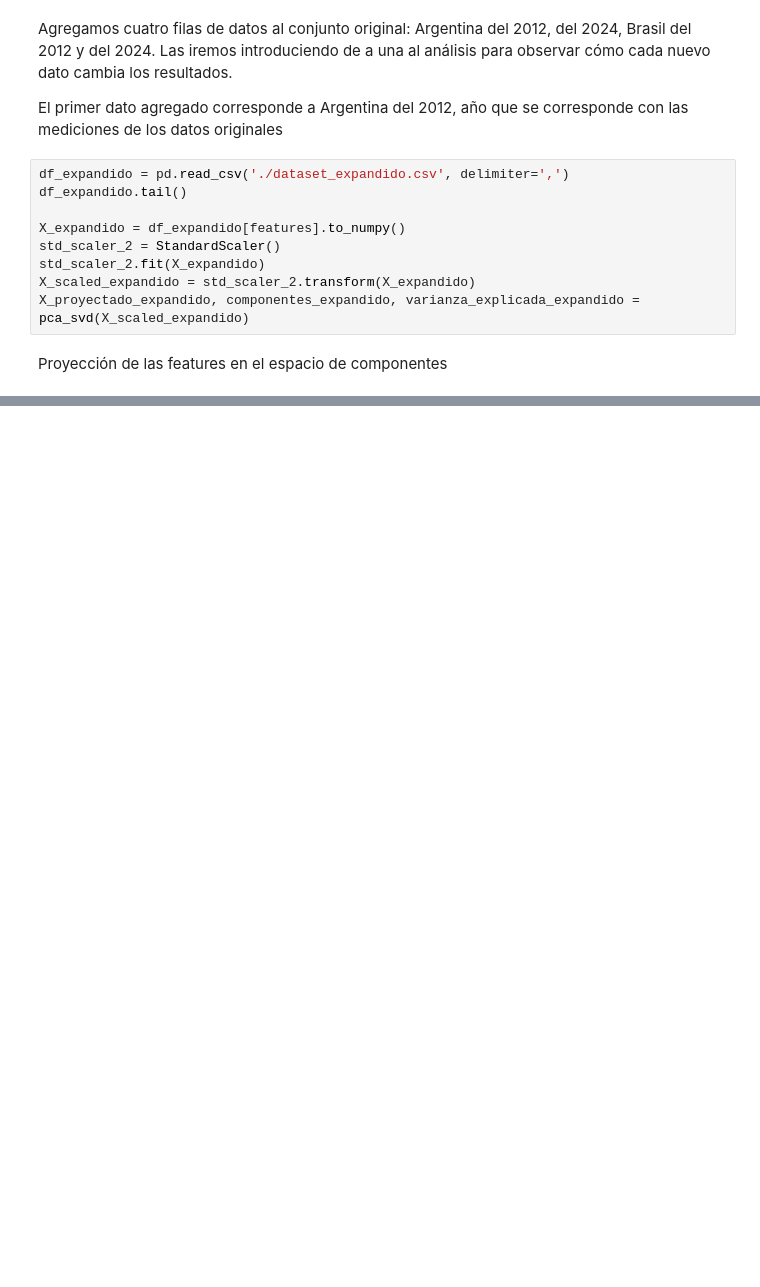
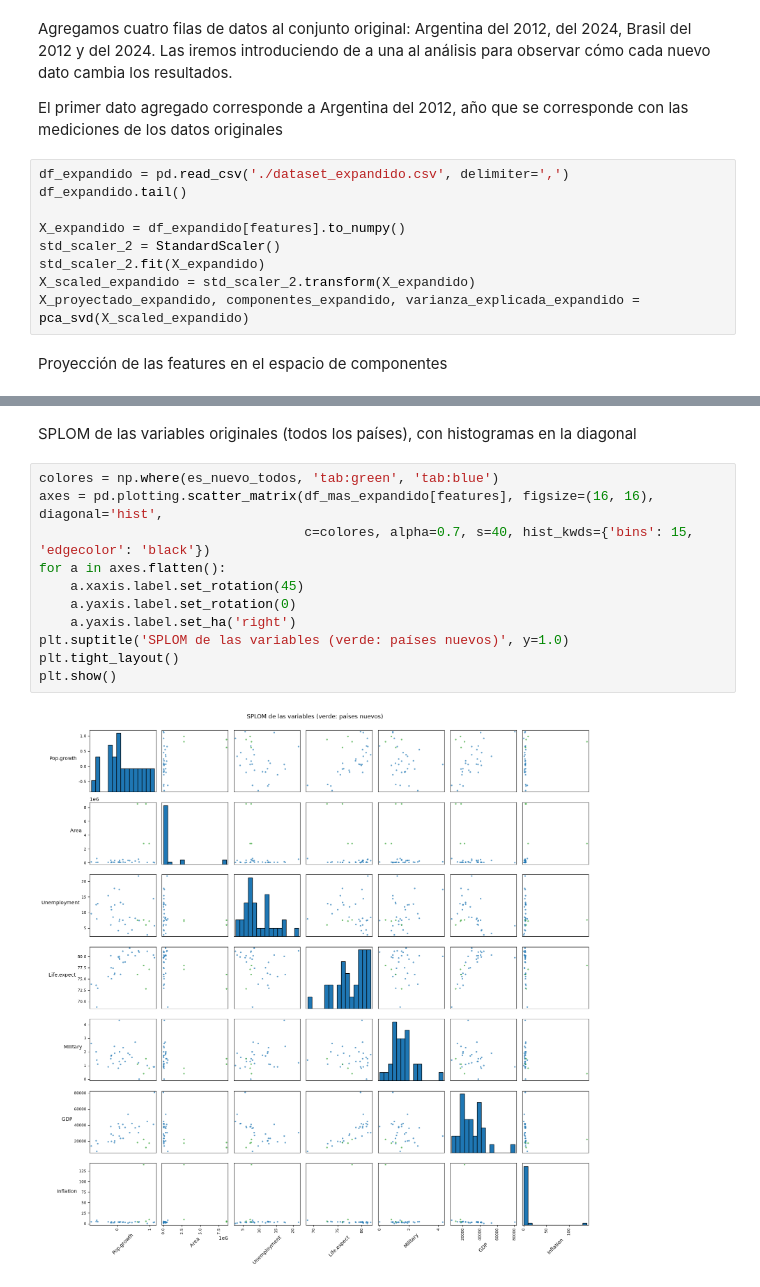
Before and after one commit to JulianDamelamia/guia_pca, a Jupyter notebook: actividad_2_3.ipynb, the cells around one changed output, grey strips where cells are left out. Saved outputs shown, nothing was run; the diff lists cells and outputs as text; blank space fills up the shorter version.

```diff
--- a/actividad_2_3.ipynb
+++ b/actividad_2_3.ipynb
@@ -286,0 +386,15 @@ plt.show()
+# %% [markdown]
+SPLOM de las variables originales (todos los países), con histogramas en la diagonal
+# %%
+colores = np.where(es_nuevo_todos, 'tab:green', 'tab:blue')
+axes = pd.plotting.scatter_matrix(df_mas_expandido[features], figsize=(16, 16), diagonal='hist',
+                                  c=colores, alpha=0.7, s=40, hist_kwds={'bins': 15, 'edgecolor': 'black'})
+for a in axes.flatten():
+    a.xaxis.label.set_rotation(45)
+    a.yaxis.label.set_rotation(0)
+    a.yaxis.label.set_ha('right')
+plt.suptitle('SPLOM de las variables (verde: países nuevos)', y=1.0)
+plt.tight_layout()
+plt.show()
+# %% [output]
+[figure, added]
```
Also changed, not shown: parts of 12 cells of this notebook.
